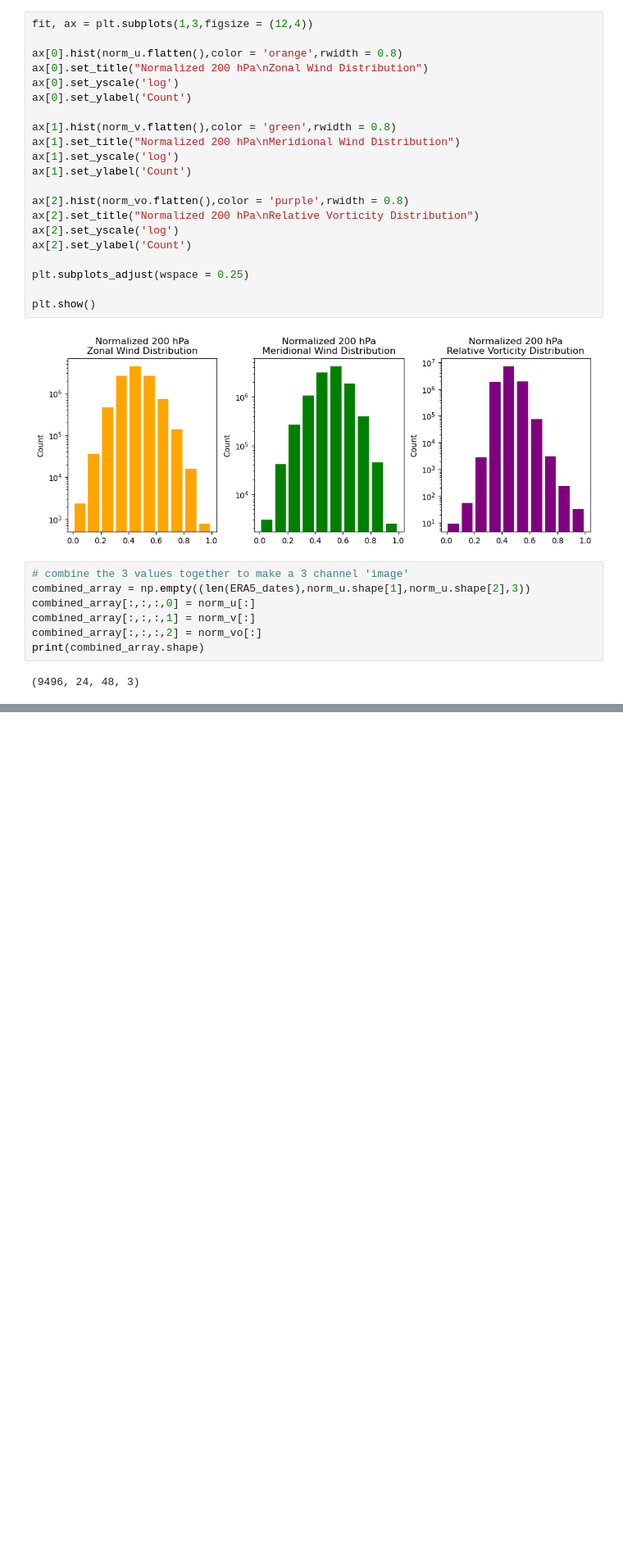
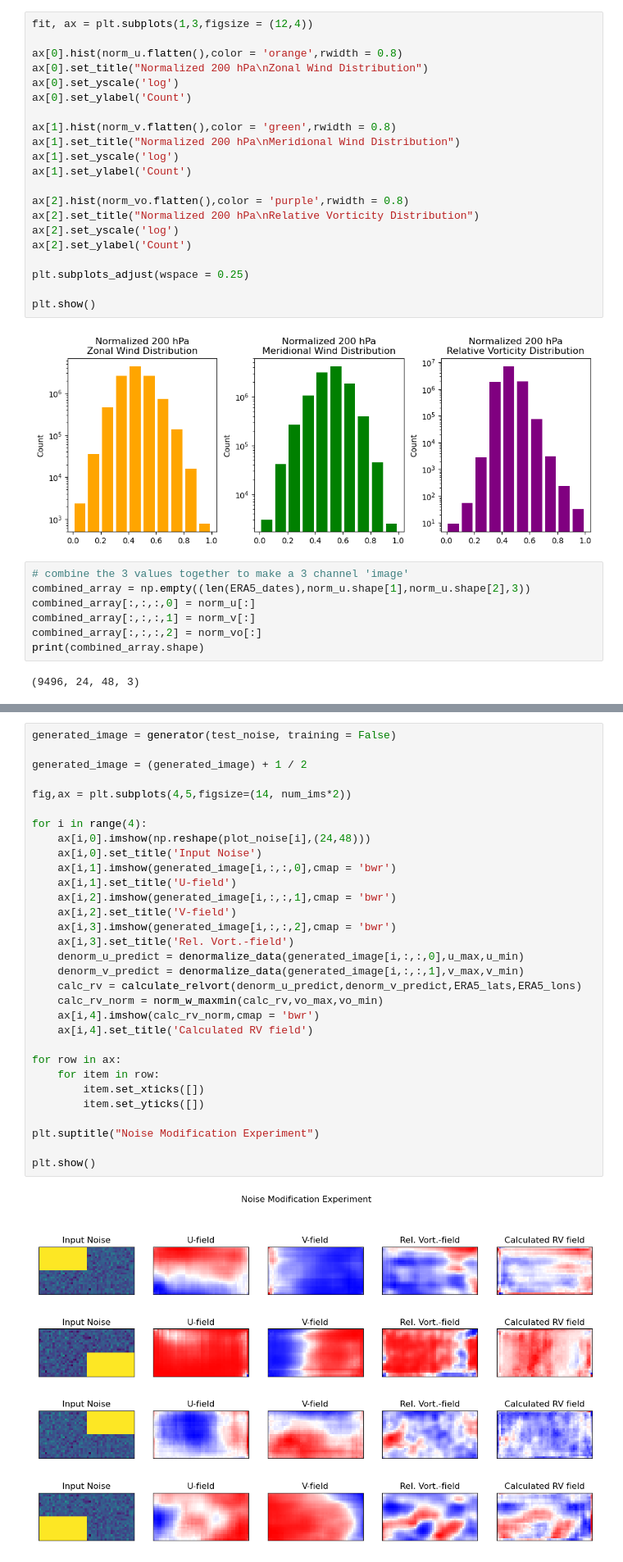
Before and after one commit to JustinRHudson/ATS780_Homework3, a Jupyter notebook: CODE/relVort_gan.ipynb, the cells around one changed output, grey strips where cells are left out. Shown at 82% size. Cells and saved outputs as stored; diff of their text form; blank space fills up the shorter version.

```diff
--- a/CODE/relVort_gan.ipynb
+++ b/CODE/relVort_gan.ipynb
@@ -406,0 +506,33 @@ KeyboardInterrupt:
+# %%
+generated_image = generator(test_noise, training = False)
+
+generated_image = (generated_image) + 1 / 2
+
+fig,ax = plt.subplots(4,5,figsize=(14, num_ims*2))
+
+for i in range(4):
+    ax[i,0].imshow(np.reshape(plot_noise[i],(24,48)))
+    ax[i,0].set_title('Input Noise')
+    ax[i,1].imshow(generated_image[i,:,:,0],cmap = 'bwr')
+    ax[i,1].set_title('U-field')
+    ax[i,2].imshow(generated_image[i,:,:,1],cmap = 'bwr')
+    ax[i,2].set_title('V-field')
+    ax[i,3].imshow(generated_image[i,:,:,2],cmap = 'bwr')
+    ax[i,3].set_title('Rel. Vort.-field')
+    denorm_u_predict = denormalize_data(generated_image[i,:,:,0],u_max,u_min)
+    denorm_v_predict = denormalize_data(generated_image[i,:,:,1],v_max,v_min)
+    calc_rv = calculate_relvort(denorm_u_predict,denorm_v_predict,ERA5_lats,ERA5_lons)
+    calc_rv_norm = norm_w_maxmin(calc_rv,vo_max,vo_min)
+    ax[i,4].imshow(calc_rv_norm,cmap = 'bwr')
+    ax[i,4].set_title('Calculated RV field')
+
+for row in ax:
+    for item in row:
+        item.set_xticks([])
+        item.set_yticks([])
+
+plt.suptitle("Noise Modification Experiment")
+
+plt.show()
+# %% [output]
+[figure, added]
```
Also changed, not shown: parts of 18 cells of this notebook.
